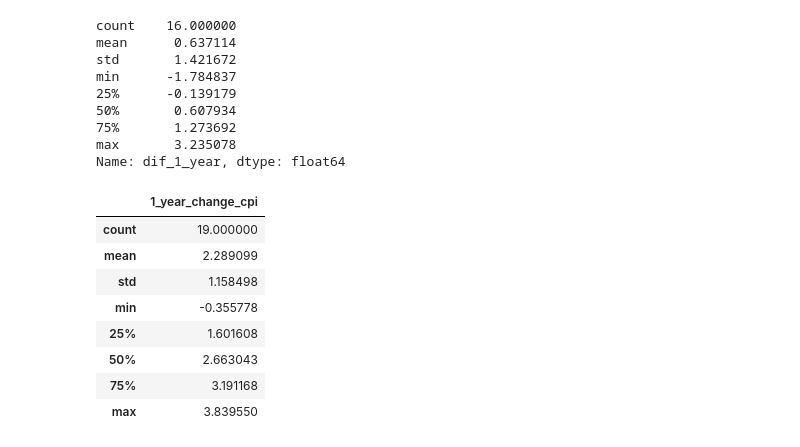
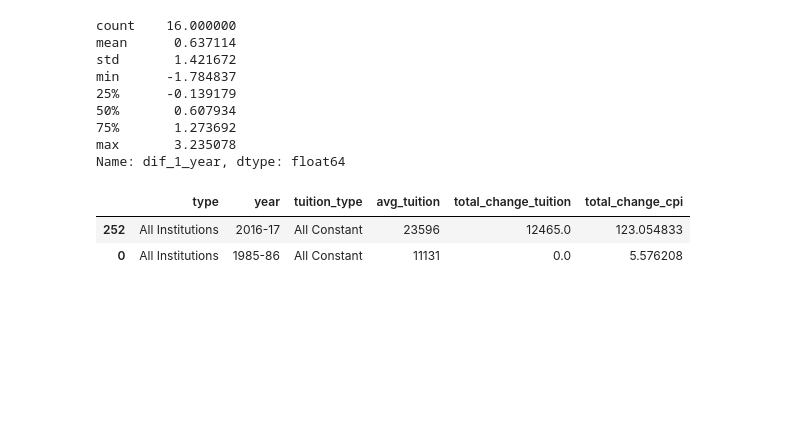
Before and after one commit to eaxworthy/tuition_cost_analysis, a Jupyter notebook: notebook_lizzy.ipynb, the cells around one changed output. Drawn from its saved outputs; the diff is of its cells as text; code cells hidden in the pictures; blank space fills up the shorter version.

```diff
--- a/notebook_lizzy.ipynb
+++ b/notebook_lizzy.ipynb
@@ -454,12 +447,11 @@ cpi_change = tuition_vs_inflation[(tuition_vs_inflation['type'] == 'All Institut
-# %%
-cpi_change.describe()
-# %% [output]
-|  | 1_year_change_cpi |
-| count | 19.000000 |
-| mean | 2.289099 |
-| std | 1.158498 |
-| min | -0.355778 |
-| 25% | 1.601608 |
-| 50% | 2.663043 |
-| 75% | 3.191168 |
-| max | 3.839550 |
+# %%
+row_1 = tuition_vs_inflation[(tuition_vs_inflation['year']=='2016-17') & (tuition_vs_inflation['type'] == 'All Institutions') & (tuition_vs_inflation['tuition_type']
+    == 'All Constant')][['type', 'year', 'tuition_type', 'avg_tuition', 'total_change_tuition', 'total_change_cpi']]
+row_2 = tuition_vs_inflation[(tuition_vs_inflation['year']=='1985-86') & (tuition_vs_inflation['type'] == 'All Institutions') & (tuition_vs_inflation['tuition_type']
+    == 'All Constant')][['type', 'year', 'tuition_type', 'avg_tuition', 'total_change_tuition', 'total_change_cpi']]
+first_vs_last = pd.concat([row_1, row_2])
+first_vs_last
+# %% [output]
+|  | type | year | tuition_type | avg_tuition | total_change_tuition | total_change_cpi |
+| 252 | All Institutions | 2016-17 | All Constant | 23596 | 12465.0 | 123.054833 |
+| 0 | All Institutions | 1985-86 | All Constant | 11131 | 0.0 | 5.576208 |
```
Also changed, not shown: parts of 4 cells of this notebook, 1 other file.
